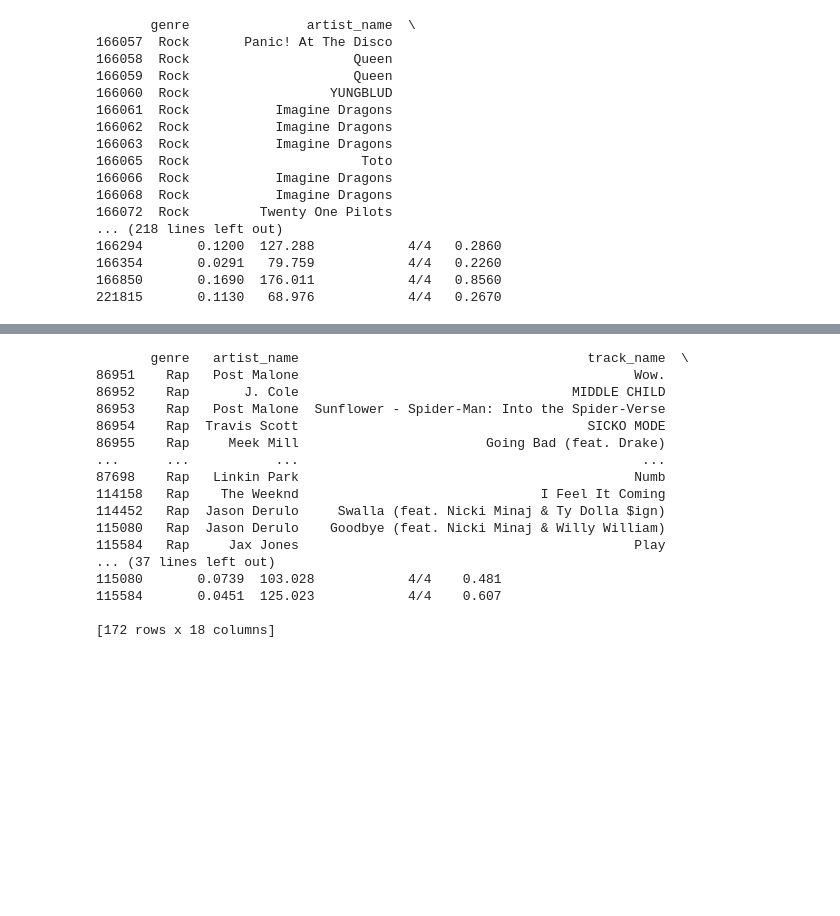
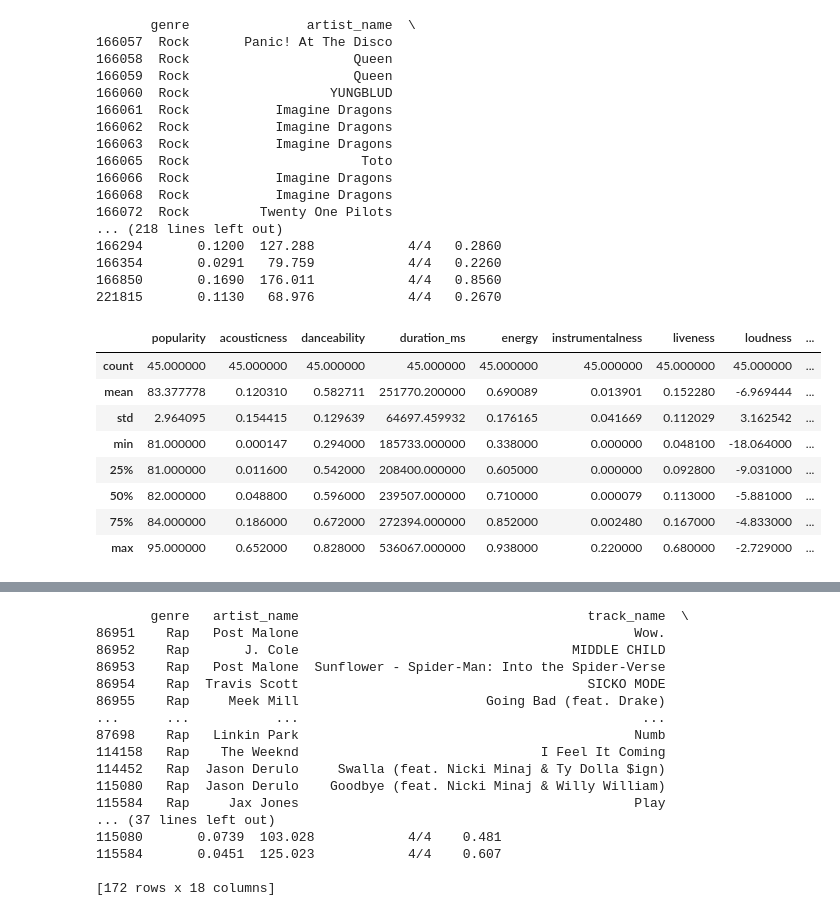
Before and after one commit to martinmalandra/spotify-db, a Jupyter notebook: spotify_EDA.ipynb, the cells around one changed output, grey strips where cells are left out. Cells and saved outputs as stored; diff of their text form; code cells hidden in the pictures; blank space fills up the shorter version.

```diff
--- a/spotify_EDA.ipynb
+++ b/spotify_EDA.ipynb
@@ -233,3 +242,15 @@ print(rock_sobre_ochenta)
 166354       0.0291   79.759            4/4   0.2260
 166850       0.1690  176.011            4/4   0.8560
 221815       0.1130   68.976            4/4   0.2670
+# %%
+rock_sobre_ochenta.describe()
+# %% [output]
+|  | popularity | acousticness | danceability | duration_ms | energy | instrumentalness | liveness | loudness | ... |
+| count | 45.000000 | 45.000000 | 45.000000 | 45.000000 | 45.000000 | 45.000000 | 45.000000 | 45.000000 | ... |
+| mean | 83.377778 | 0.120310 | 0.582711 | 251770.200000 | 0.690089 | 0.013901 | 0.152280 | -6.969444 | ... |
+| std | 2.964095 | 0.154415 | 0.129639 | 64697.459932 | 0.176165 | 0.041669 | 0.112029 | 3.162542 | ... |
+| min | 81.000000 | 0.000147 | 0.294000 | 185733.000000 | 0.338000 | 0.000000 | 0.048100 | -18.064000 | ... |
+| 25% | 81.000000 | 0.011600 | 0.542000 | 208400.000000 | 0.605000 | 0.000000 | 0.092800 | -9.031000 | ... |
+| 50% | 82.000000 | 0.048800 | 0.596000 | 239507.000000 | 0.710000 | 0.000079 | 0.113000 | -5.881000 | ... |
+| 75% | 84.000000 | 0.186000 | 0.672000 | 272394.000000 | 0.852000 | 0.002480 | 0.167000 | -4.833000 | ... |
+| max | 95.000000 | 0.652000 | 0.828000 | 536067.000000 | 0.938000 | 0.220000 | 0.680000 | -2.729000 | ... |
```
Also changed, not shown: parts of 6 cells of this notebook.
